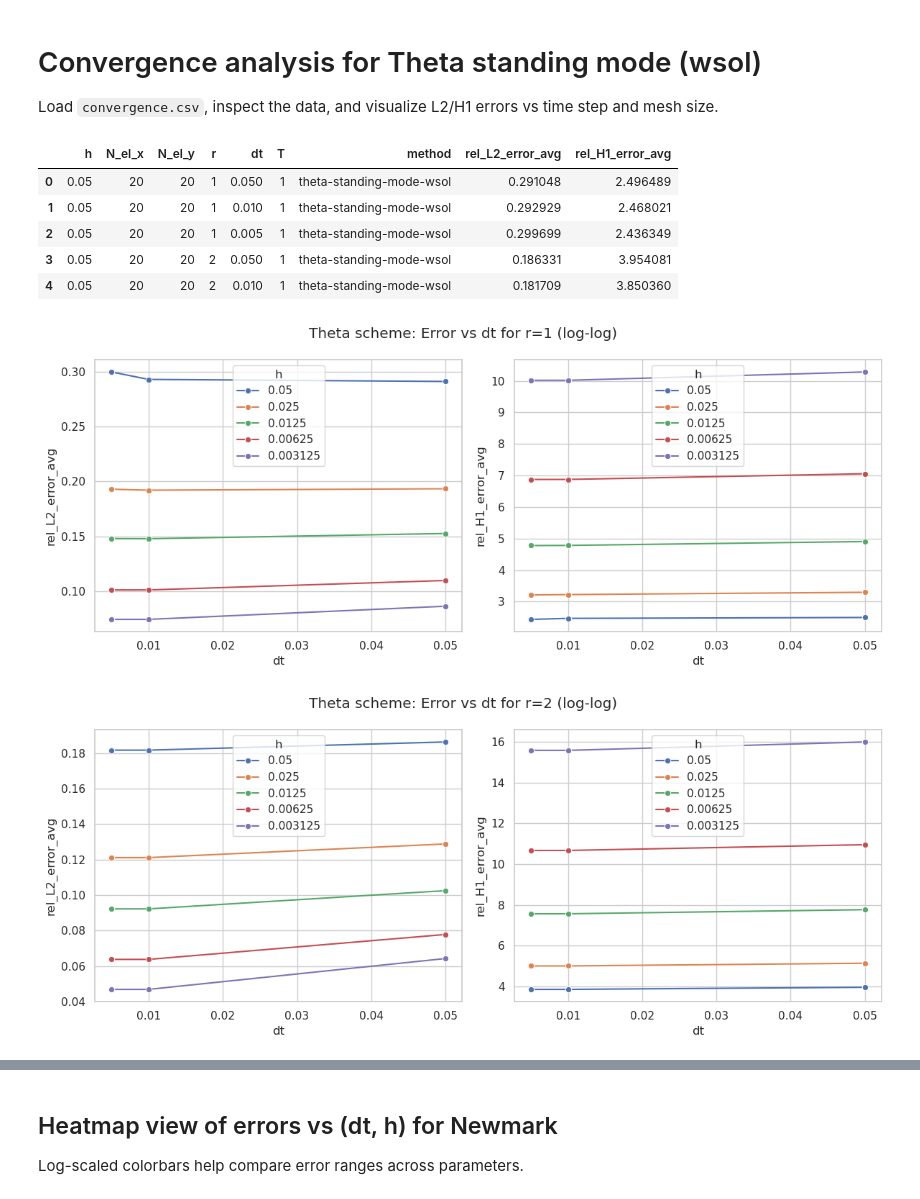
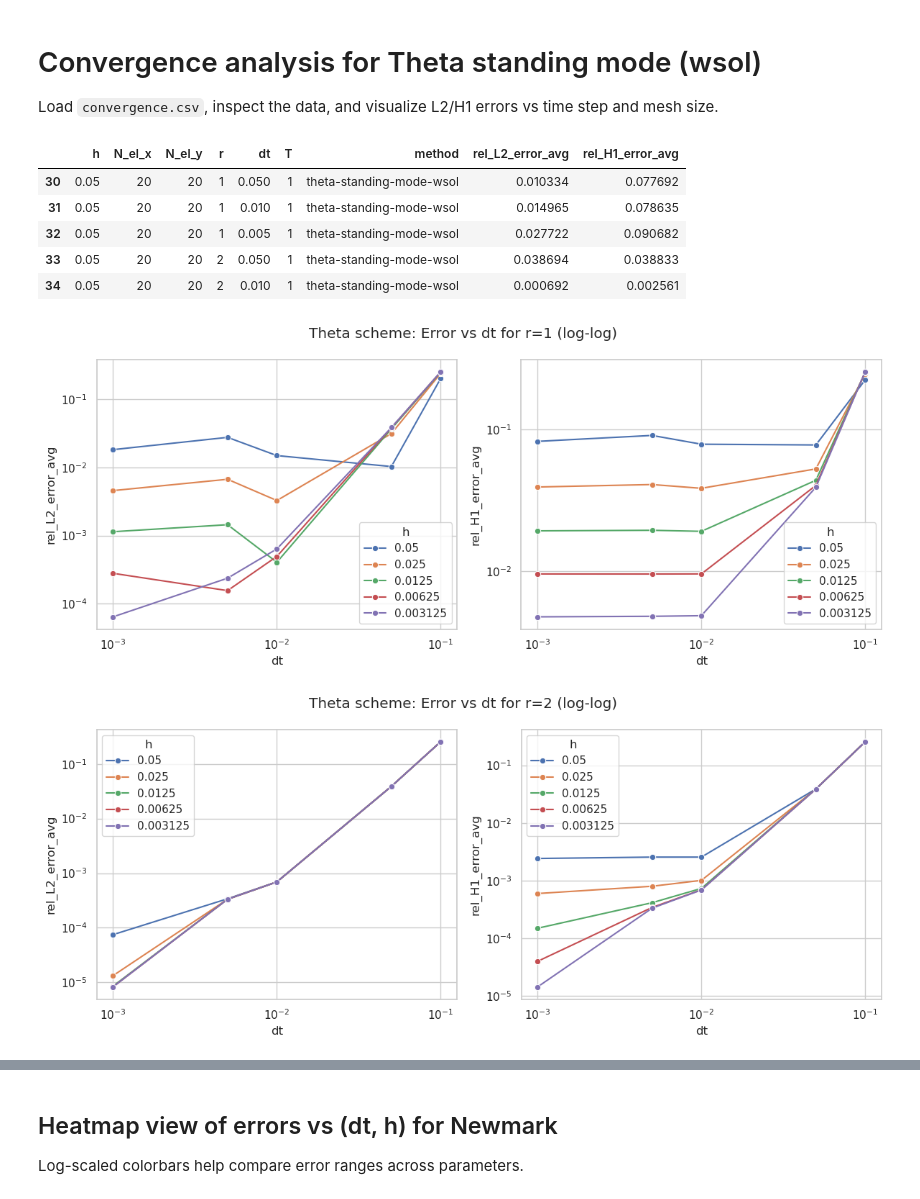
Before and after one commit to AlessandroGhiotto/nmpde-wave-equation, a Jupyter notebook: Analysis/convergence_analysis.ipynb, the cells around one changed output, grey strips where cells are left out. Cells and saved outputs as stored; diff of their text form; code cells hidden in the pictures.

```diff
--- a/Analysis/convergence_analysis.ipynb
+++ b/Analysis/convergence_analysis.ipynb
@@ -12,5 +12,7 @@ sns.set_theme(style="whitegrid")
 # %%
 csv_path = Path('/home/ghi/Documents/HPC-PoliMi/NMPDE/labs/wave-equation/results/newmark-standing-mode-wsol/convergence.csv')
 df = pd.read_csv(csv_path)
+# Drop duplicates keeping the last entry
+df = df.drop_duplicates(subset=['h', 'N_el_x', 'N_el_y', 'r', 'dt', 'T', 'method'], keep='last')
 df.head()
 # %% [output]
@@ -29,9 +26,9 @@ for r_val in sorted(df['r'].unique()):
     fig, axes = plt.subplots(1, 2, figsize=(12, 5), sharex=True)
     sns.lineplot(data=sub, x='dt', y='rel_L2_error_avg', hue='h_label', marker='o', ax=axes[0])
     sns.lineplot(data=sub, x='dt', y='rel_H1_error_avg', hue='h_label', marker='o', ax=axes[1])
-    # for ax, ylabel in zip(axes, ['rel_L2_error_avg', 'rel_H1_error_avg']):
-    #     ax.set_xscale('log'); ax.set_yscale('log')
-    #     ax.set_xlabel('dt'); ax.set_ylabel(ylabel)
+    for ax, ylabel in zip(axes, ['rel_L2_error_avg', 'rel_H1_error_avg']):
+        ax.set_xscale('log'); ax.set_yscale('log')
+        ax.set_xlabel('dt'); ax.set_ylabel(ylabel)
     axes[0].legend(title='h'); axes[1].legend(title='h')
     fig.suptitle(f'Error vs dt for r={r_val} (log-log)')
     plt.tight_layout()
@@ -45,9 +42,9 @@ best_dt = df.groupby(['h', 'r']).apply(lambda g: g.loc[g['dt'].idxmin()]).reset_
 fig, axes = plt.subplots(1, 2, figsize=(12, 5), sharex=True)
 sns.lineplot(data=best_dt, x='h', y='rel_L2_error_avg', hue='r', marker='o', ax=axes[0])
 sns.lineplot(data=best_dt, x='h', y='rel_H1_error_avg', hue='r', marker='o', ax=axes[1])
-# for ax, ylabel in zip(axes, ['rel_L2_error_avg', 'rel_H1_error_avg']):
-#     ax.set_xscale('log'); ax.set_yscale('log')
-#     ax.set_xlabel('h'); ax.set_ylabel(ylabel)
+for ax, ylabel in zip(axes, ['rel_L2_error_avg', 'rel_H1_error_avg']):
+    ax.set_xscale('log'); ax.set_yscale('log')
+    ax.set_xlabel('h'); ax.set_ylabel(ylabel)
 axes[0].legend(title='r'); axes[1].legend(title='r')
 fig.suptitle('Approximate spatial convergence (best dt per h,r)');
 plt.tight_layout()
@@ -59,33 +56,35 @@ Load `convergence.csv`, inspect the data, and visualize L2/H1 errors vs time ste
 # %%
 csv_path_theta = Path('/home/ghi/Documents/HPC-PoliMi/NMPDE/labs/wave-equation/results/theta-standing-mode-wsol/convergence.csv')
 df_theta = pd.read_csv(csv_path_theta)
+# Drop duplicates keeping the last entry
+df_theta = df_theta.drop_duplicates(subset=['h', 'N_el_x', 'N_el_y', 'r', 'dt', 'T', 'method'], keep='last')
 df_theta.head()
 # %% [output]
 |  | h | N_el_x | N_el_y | r | dt | T | method | rel_L2_error_avg | rel_H1_error_avg |
-| 0 | 0.05 | 20 | 20 | 1 | 0.050 | 1 | theta-standing-mode-wsol | 0.291048 | 2.496489 |
-| 1 | 0.05 | 20 | 20 | 1 | 0.010 | 1 | theta-standing-mode-wsol | 0.292929 | 2.468021 |
-| 2 | 0.05 | 20 | 20 | 1 | 0.005 | 1 | theta-standing-mode-wsol | 0.299699 | 2.436349 |
-| 3 | 0.05 | 20 | 20 | 2 | 0.050 | 1 | theta-standing-mode-wsol | 0.186331 | 3.954081 |
-| 4 | 0.05 | 20 | 20 | 2 | 0.010 | 1 | theta-standing-mode-wsol | 0.181709 | 3.850360 |
+| 30 | 0.05 | 20 | 20 | 1 | 0.050 | 1 | theta-standing-mode-wsol | 0.010334 | 0.077692 |
+| 31 | 0.05 | 20 | 20 | 1 | 0.010 | 1 | theta-standing-mode-wsol | 0.014965 | 0.078635 |
+| 32 | 0.05 | 20 | 20 | 1 | 0.005 | 1 | theta-standing-mode-wsol | 0.027722 | 0.090682 |
+| 33 | 0.05 | 20 | 20 | 2 | 0.050 | 1 | theta-standing-mode-wsol | 0.038694 | 0.038833 |
+| 34 | 0.05 | 20 | 20 | 2 | 0.010 | 1 | theta-standing-mode-wsol | 0.000692 | 0.002561 |
 # %%
 # Errors vs dt separated by r for theta scheme using seaborn
 figs_theta = []
 for r_val in sorted(df_theta['r'].unique()):
     sub = df_theta[df_theta['r'] == r_val].copy()
     sub['h_label'] = sub['h'].astype(str)
     fig, axes = plt.subplots(1, 2, figsize=(12, 5), sharex=True)
     sns.lineplot(data=sub, x='dt', y='rel_L2_error_avg', hue='h_label', marker='o', ax=axes[0])
     sns.lineplot(data=sub, x='dt', y='rel_H1_error_avg', hue='h_label', marker='o', ax=axes[1])
-    # for ax, ylabel in zip(axes, ['rel_L2_error_avg', 'rel_H1_error_avg']):
-    #     ax.set_xscale('log'); ax.set_yscale('log')
-    #     ax.set_xlabel('dt'); ax.set_ylabel(ylabel)
+    for ax, ylabel in zip(axes, ['rel_L2_error_avg', 'rel_H1_error_avg']):
+        ax.set_xscale('log'); ax.set_yscale('log')
+        ax.set_xlabel('dt'); ax.set_ylabel(ylabel)
     axes[0].legend(title='h'); axes[1].legend(title='h')
     fig.suptitle(f'Theta scheme: Error vs dt for r={r_val} (log-log)')
     plt.tight_layout()
     figs_theta.append(fig)
 # %% [output]
-[figure, old version]
+[figure, new version]
-[figure, old version]
+[figure, new version]
 # %%
 # Spatial convergence for theta: pick smallest dt per (h, r) to approximate spatial error using seaborn
 best_dt_theta = df_theta.groupby(['h', 'r']).apply(lambda g: g.loc[g['dt'].idxmin()]).reset_index(drop=True)
```
Also changed, not shown: parts of 4 cells of this notebook, 5 other files.
